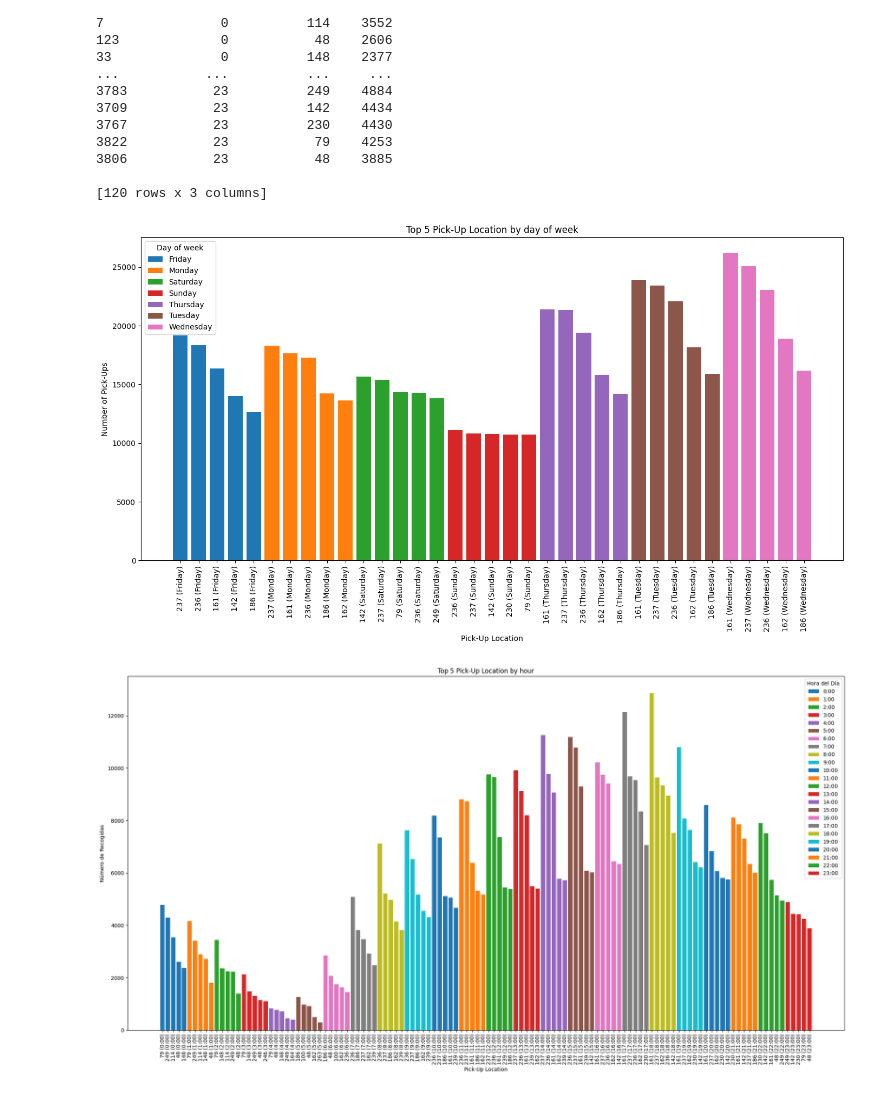
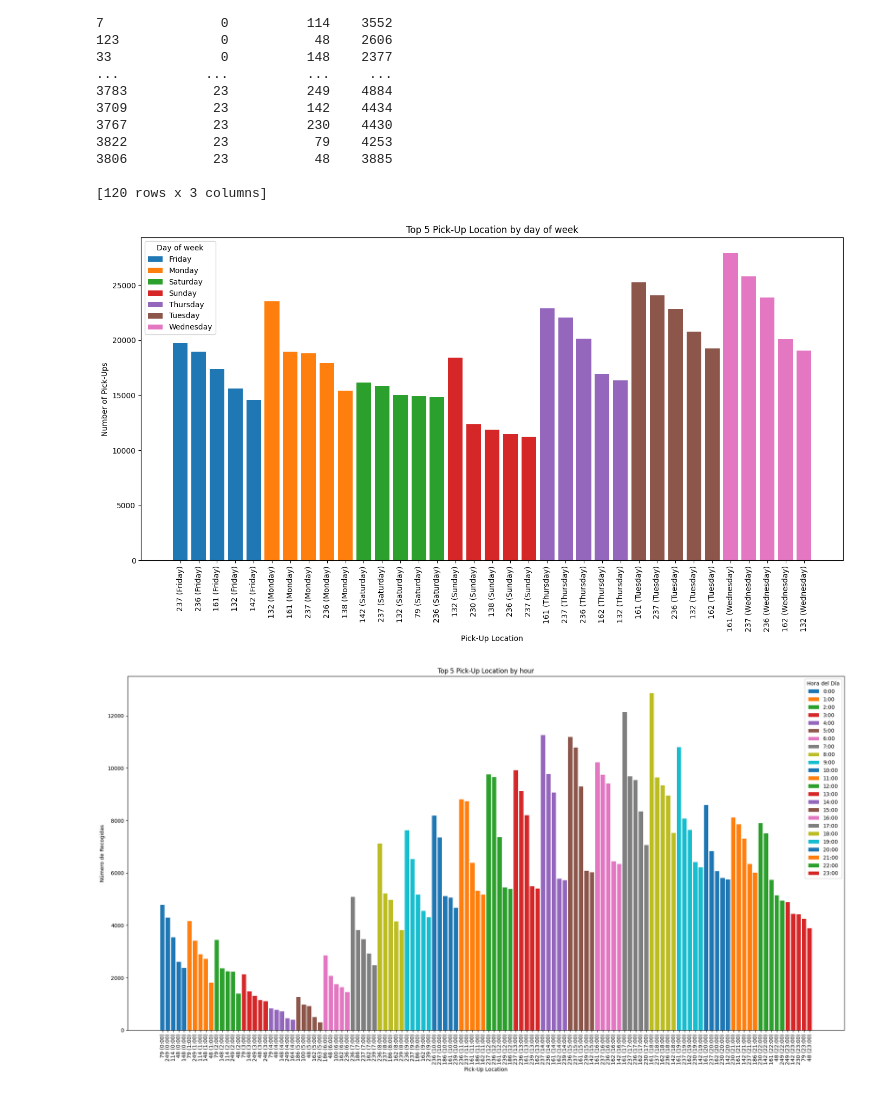
Before and after one commit to dariomlopez/etl_projects, a Jupyter notebook: nyc_taxi_etl/main.ipynb, the cells around one changed output. Cells and saved outputs as stored; diff of their text form; code cells hidden in the pictures.

```diff
--- a/nyc_taxi_etl/main.ipynb
+++ b/nyc_taxi_etl/main.ipynb
@@ -346,7 +348,7 @@ Index: []
 - Action: To clean the dataset, these outliers were removed by applying the Interquartile Range (IQR) method. Specifically, for each distance range, the first quartile (Q1) and third quartile (Q3) of the total fare were calculated, and any records with fares falling outside the range of [Q1 - 1.5 * IQR, Q3 + 1.5 * IQR] were considered outliers and removed. This method ensured that only fares within a reasonable range relative to their corresponding trip distances were retained.
 - Impact:  The removal of outliers led to a reduction of 13.55% in the dataset size. This indicates that a modest but significant portion of the data consisted of atypical or potentially erroneous records. Cleaning the data in this way helps improve the reliability and accuracy of subsequent analyses, as it reduces the influence of extreme values that could skew the results.
 # %%
-def calculate_thresholds(df, column, multiplier=1.5):
+def calculate_thresholds(df, column, multiplier=2):
     Q1 = df[column].quantile(0.25)
     Q3 = df[column].quantile(0.75)
     IQR = Q3 - Q1
@@ -661,32 +607,32 @@ Top 5 PULocationID por Hora del Día:
 
 [120 rows x 3 columns]
 # %%
-mathplot.figure(figsize=(14, 8))
+matplot.figure(figsize=(14, 8))
 for day in top_daily_pulocation['day_of_week'].unique():
     subset = top_daily_pulocation[top_daily_pulocation['day_of_week'] == day]
-    mathplot.bar(subset['PULocationID'].astype(str) + ' (' + subset['day_of_week'] + ')', subset['counts'], label=day)
+    matplot.bar(subset['PULocationID'].astype(str) + ' (' + subset['day_of_week'] + ')', subset['counts'], label=day)
 
-mathplot.title('Top 5 Pick-Up Location by day of week')
-mathplot.xlabel('Pick-Up Location')
-mathplot.ylabel('Number of Pick-Ups')
-mathplot.xticks(rotation=90)
-mathplot.legend(title='Day of week')
-mathplot.tight_layout()
-mathplot.show()
+matplot.title('Top 5 Pick-Up Location by day of week')
+matplot.xlabel('Pick-Up Location')
+matplot.ylabel('Number of Pick-Ups')
+matplot.xticks(rotation=90)
+matplot.legend(title='Day of week')
+matplot.tight_layout()
+matplot.show()
 
 # Visualiza el Top 5 PULocationID por cada hora del día
-mathplot.figure(figsize=(20, 11))
+matplot.figure(figsize=(20, 11))
 for hour in top_hourly_pulocation['hour_of_day'].unique():
     subset = top_hourly_pulocation[top_hourly_pulocation['hour_of_day'] == hour]
-    mathplot.bar(subset['PULocationID'].astype(str) + ' (' + subset['hour_of_day'].astype(str) + ':00)', subset['counts'], label=f'{hour}:00')
+    matplot.bar(subset['PULocationID'].astype(str) + ' (' + subset['hour_of_day'].astype(str) + ':00)', subset['counts'], label=f'{hour}:00')
 
-mathplot.title('Top 5 Pick-Up Location by hour')
-mathplot.xlabel('Pick-Up Location')
-mathplot.ylabel('Número de Recogidas')
-mathplot.xticks(rotation=90)
-mathplot.legend(title='Hora del Día')
-mathplot.tight_layout()
-mathplot.show()
+matplot.title('Top 5 Pick-Up Location by hour')
+matplot.xlabel('Pick-Up Location')
+matplot.ylabel('Número de Recogidas')
+matplot.xticks(rotation=90)
+matplot.legend(title='Hora del Día')
+matplot.tight_layout()
+matplot.show()
 # %% [output]
-[figure, old version]
+[figure, new version]
 [figure]
```
Also changed, not shown: parts of 24 cells of this notebook, 3 other files.
